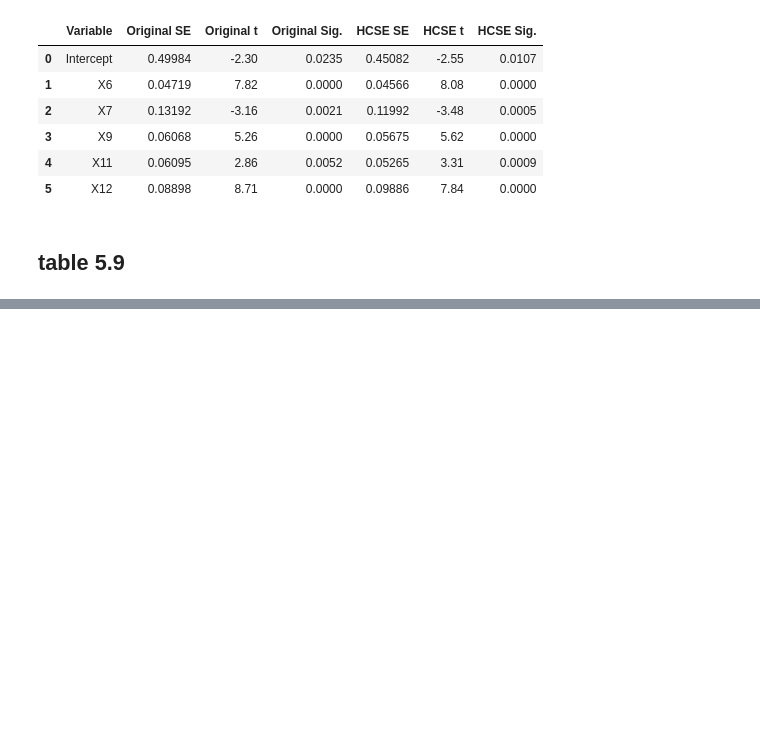
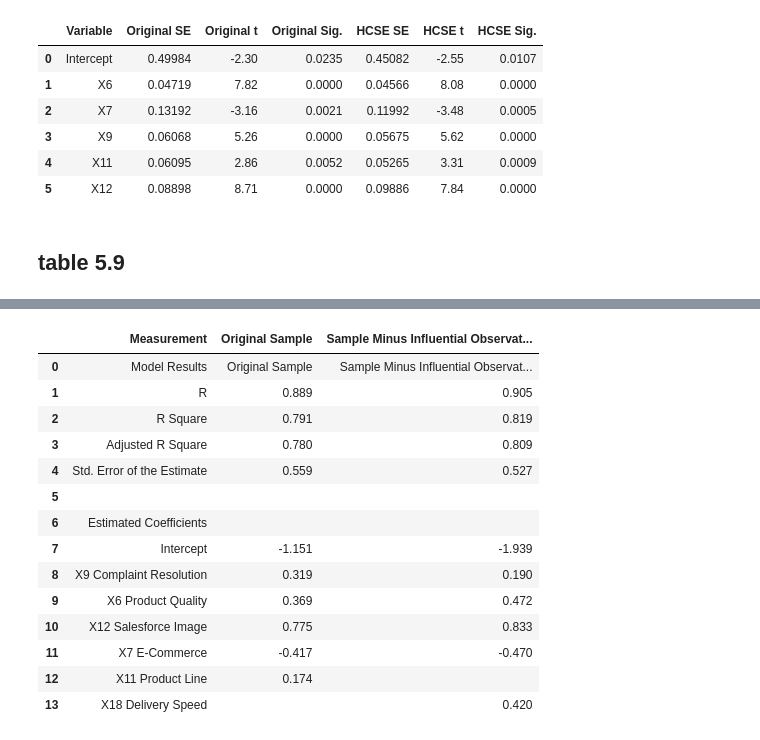
Before and after one commit to Xin95172/Personal-Project, a Jupyter notebook: 多變量分析/main.ipynb, the cells around one changed output, grey strips where cells are left out. Drawn from its saved outputs; the diff is of its cells as text; code cells hidden in the pictures; blank space fills up the shorter version.

```diff
--- a/多變量分析/main.ipynb
+++ b/多變量分析/main.ipynb
@@ -4339,0 +4342,84 @@ Styler.applymap has been deprecated. Use Styler.map instead.
+# %%
+# [表格] Table 5.10 - 刪除三個影響力觀測值後的影響 (Impact of Deleting Three Influential Observations)
+# 原因 (Reason): 評估刪除特定高影響力個案 (Case 20, 35, 71) 對模型適配度與係數穩健性的影響。
+# 目的 (Purpose): 重現 Table 5.10，比較原始樣本與刪除影響力個案後的模型結果。
+# 預期結果 (Result): 比較 R, R Squared, Adj R Squared, Std. Error 以及各係數變化。刪除後預期模型變為包含 X18 而非 X11。
+
+# 1. Identify cases to drop
+# Based on analysis, the cases matching Table 5.10 results are 20, 35, 71.
+drop_ids = [20, 35, 71]
+df_clean = df[~df["ID"].isin(drop_ids)]
+
+# 2. Models
+# Model 1: Original Sample (Final Model: X6, X7, X9, X11, X12)
+orig_vars = ["X6", "X7", "X9", "X11", "X12"]
+X_orig = sm.add_constant(df[orig_vars])
+model_orig = sm.OLS(y, X_orig).fit()
+
+# Model 2: Sample Minus Influential Observations
+# The image shows X11 is removed and X18 is added.
+new_vars = ["X6", "X7", "X9", "X12", "X18"]
+X_new = sm.add_constant(df_clean[new_vars])
+y_new = df_clean["X19"]
+model_new = sm.OLS(y_new, X_new).fit()
+
+# 3. Build Comparison Data
+# Metrics
+metrics = [
+    ("R", np.sqrt(model_orig.rsquared), np.sqrt(model_new.rsquared)),
+    ("R Square", model_orig.rsquared, model_new.rsquared),
+    ("Adjusted R Square", model_orig.rsquared_adj, model_new.rsquared_adj),
+    ("Std. Error of the Estimate", np.sqrt(model_orig.mse_resid), np.sqrt(model_new.mse_resid))
+]
+
+# Coefficients
+# Union of variables: Intercept + X6, X7, X9, X11, X12, X18
+all_vars = ["const", "X9", "X6", "X12", "X7", "X11", "X18"] # Order from image
+
+coeff_rows = []
+for var in all_vars:
+    # Original
+    if var in model_orig.params:
+        val1 = model_orig.params[var]
+    else:
+        val1 = None
+
+    # New
+    if var in model_new.params:
+        val2 = model_new.params[var]
+    else:
+        val2 = None
+
+    display_name = "Intercept" if var == "const" else f"{var} {vars_labels.get(var, '')}"
+    coeff_rows.append((display_name, val1, val2))
+
+# 4. Construct DataFrame
+rows = []
+rows.append(["Model Results", "Original Sample", "Sample Minus Influential Observations"])
+for name, v1, v2 in metrics:
+    rows.append([name, v1, v2])
+
+rows.append(["", "", ""])
+rows.append(["Estimated Coefficients", "", ""])
+for name, v1, v2 in coeff_rows:
+    rows.append([name, v1, v2])
+
+df_table_5_10 = pd.DataFrame(rows, columns=["Measurement", "Original Sample", "Sample Minus Influential Observations"])
+
+# Styling
+def format_val(x):
+    if isinstance(x, (float, np.float64)):
+        return f"{x:.3f}"
+    if x is None or (isinstance(x, float) and np.isnan(x)):
+        return ""
+    return x
+
+# Apply formatting manually to cells or use styled df
+# Simple print for now, or display styled
+df_display = df_table_5_10.copy()
+df_display["Original Sample"] = df_display["Original Sample"].apply(format_val)
+df_display["Sample Minus Influential Observations"] = df_display["Sample Minus Influential Observations"].apply(format_val)
+
+print("Table 5.10 Impact of Deleting Three Influential Observations")
+display(df_display)
+# %% [output]
@@ -4339,0 +4427,15 @@ Styler.applymap has been deprecated. Use Styler.map instead.
+|  | Measurement | Original Sample | Sample Minus Influential Observat... |
+| 0 | Model Results | Original Sample | Sample Minus Influential Observat... |
+| 1 | R | 0.889 | 0.905 |
+| 2 | R Square | 0.791 | 0.819 |
+| 3 | Adjusted R Square | 0.780 | 0.809 |
+| 4 | Std. Error of the Estimate | 0.559 | 0.527 |
+| 5 |  |  |  |
+| 6 | Estimated Coefficients |  |  |
+| 7 | Intercept | -1.151 | -1.939 |
+| 8 | X9 Complaint Resolution | 0.319 | 0.190 |
+| 9 | X6 Product Quality | 0.369 | 0.472 |
+| 10 | X12 Salesforce Image | 0.775 | 0.833 |
+| 11 | X7 E-Commerce | -0.417 | -0.470 |
+| 12 | X11 Product Line | 0.174 |  |
+| 13 | X18 Delivery Speed |  | 0.420 |
```
Also changed, not shown: parts of 6 cells of this notebook.
